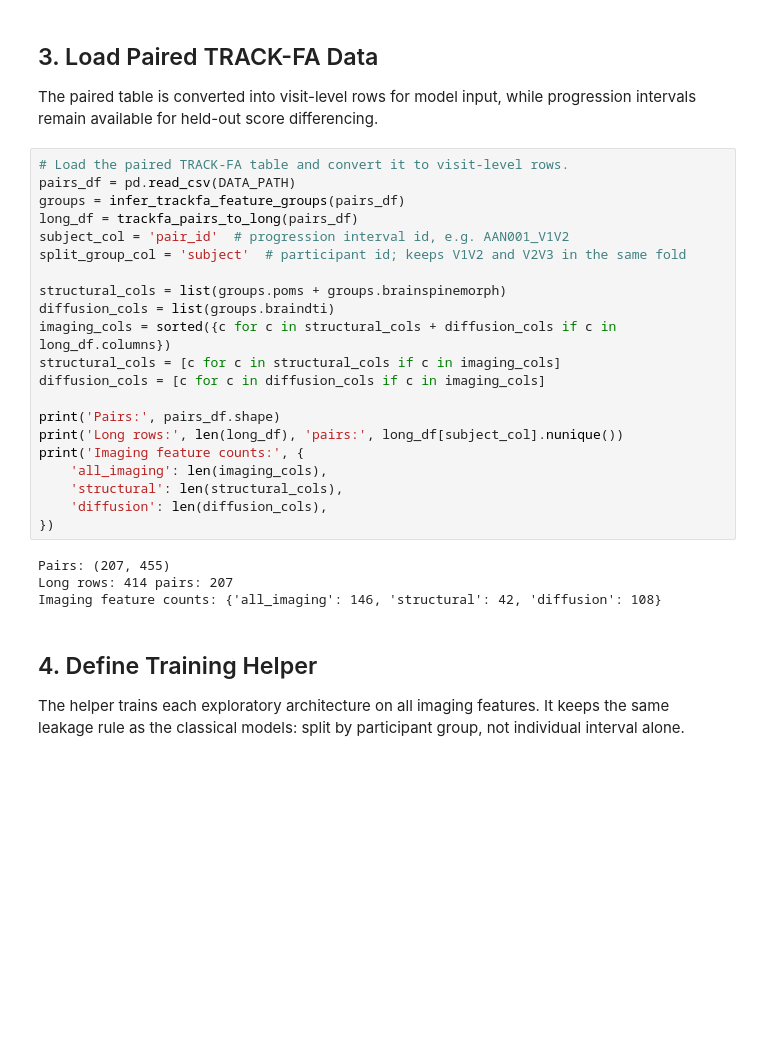
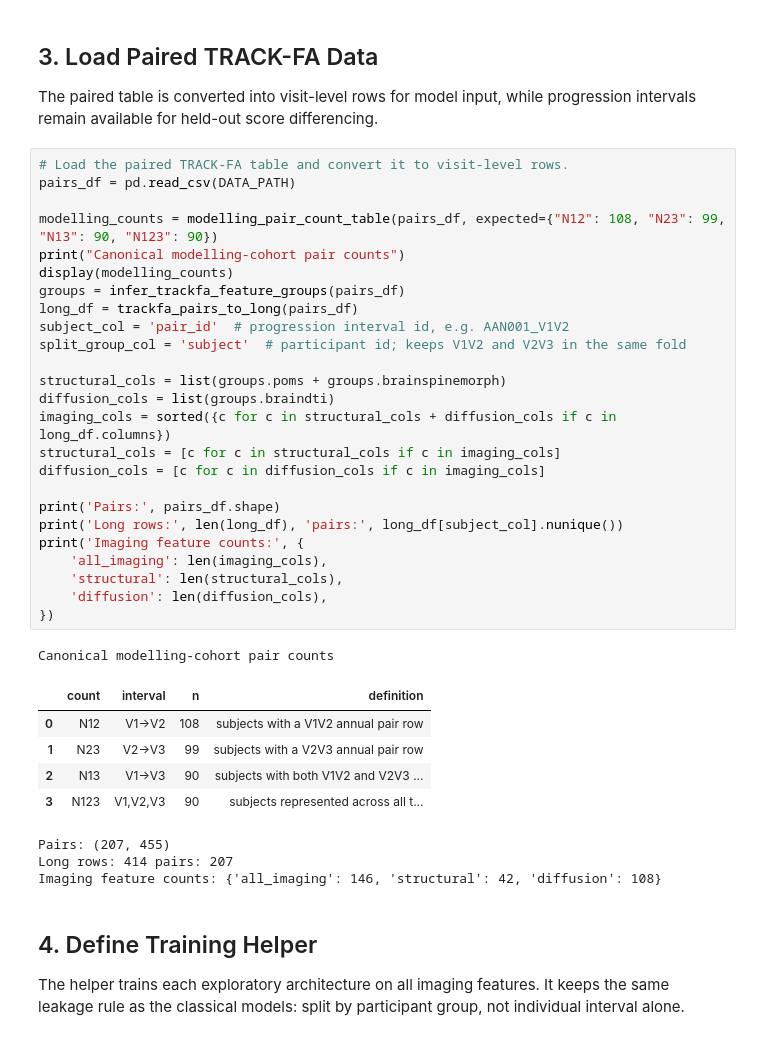
Before and after one commit to YubotKwng/Biomakers, a Jupyter notebook: notebooks/progression_dl.ipynb, the cells around one changed output. Drawn from its saved outputs; the diff is of its cells as text; blank space fills up the shorter version.

```diff
--- a/notebooks/progression_dl.ipynb
+++ b/notebooks/progression_dl.ipynb
@@ -177,28 +164,38 @@ The paired table is converted into visit-level rows for model input, while progr
 # %%
 # Load the paired TRACK-FA table and convert it to visit-level rows.
 pairs_df = pd.read_csv(DATA_PATH)
+
+modelling_counts = modelling_pair_count_table(pairs_df, expected={"N12": 108, "N23": 99, "N13": 90, "N123": 90})
+print("Canonical modelling-cohort pair counts")
+display(modelling_counts)
 groups = infer_trackfa_feature_groups(pairs_df)
 long_df = trackfa_pairs_to_long(pairs_df)
 subject_col = 'pair_id'  # progression interval id, e.g. AAN001_V1V2
 split_group_col = 'subject'  # participant id; keeps V1V2 and V2V3 in the same fold
 
 structural_cols = list(groups.poms + groups.brainspinemorph)
 diffusion_cols = list(groups.braindti)
 imaging_cols = sorted({c for c in structural_cols + diffusion_cols if c in long_df.columns})
 structural_cols = [c for c in structural_cols if c in imaging_cols]
 diffusion_cols = [c for c in diffusion_cols if c in imaging_cols]
 
 print('Pairs:', pairs_df.shape)
 print('Long rows:', len(long_df), 'pairs:', long_df[subject_col].nunique())
 print('Imaging feature counts:', {
     'all_imaging': len(imaging_cols),
     'structural': len(structural_cols),
     'diffusion': len(diffusion_cols),
 })
 # %% [output]
-Pairs: (207, 455)
-Long rows: 414 pairs: 207
-Imaging feature counts: {'all_imaging': 146, 'structural': 42, 'diffusion': 108}
+Canonical modelling-cohort pair counts
+|  | count | interval | n | definition |
+| 0 | N12 | V1->V2 | 108 | subjects with a V1V2 annual pair row |
+| 1 | N23 | V2->V3 | 99 | subjects with a V2V3 annual pair row |
+| 2 | N13 | V1->V3 | 90 | subjects with both V1V2 and V2V3 ... |
+| 3 | N123 | V1,V2,V3 | 90 | subjects represented across all t... |
+Pairs: (207, 455)
+Long rows: 414 pairs: 207
+Imaging feature counts: {'all_imaging': 146, 'structural': 42, 'diffusion': 108}
 # %% [markdown]
 ## 4. Define Training Helper
 
```
Also changed, not shown: parts of 10 cells of this notebook, 16 other files.
